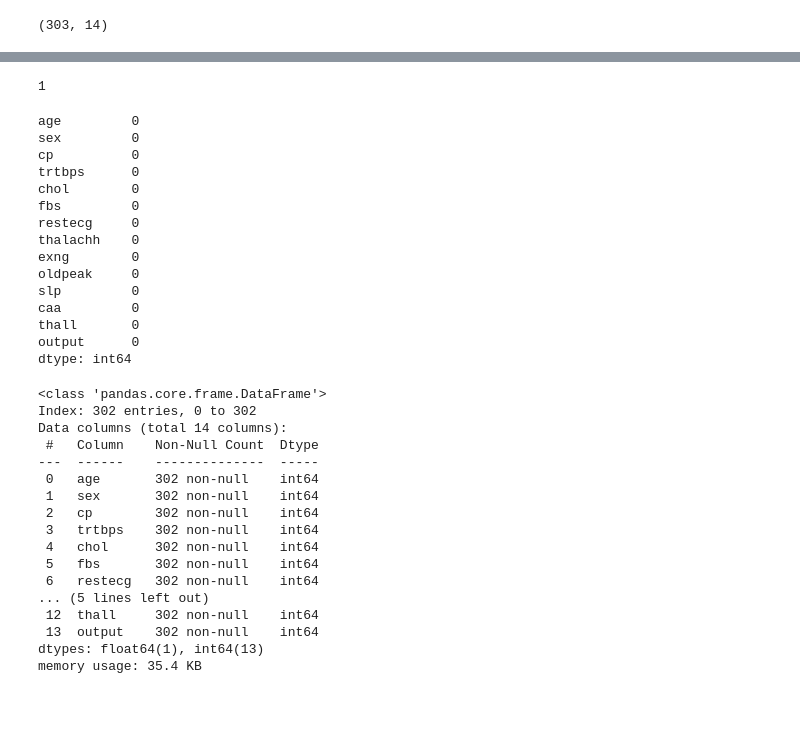
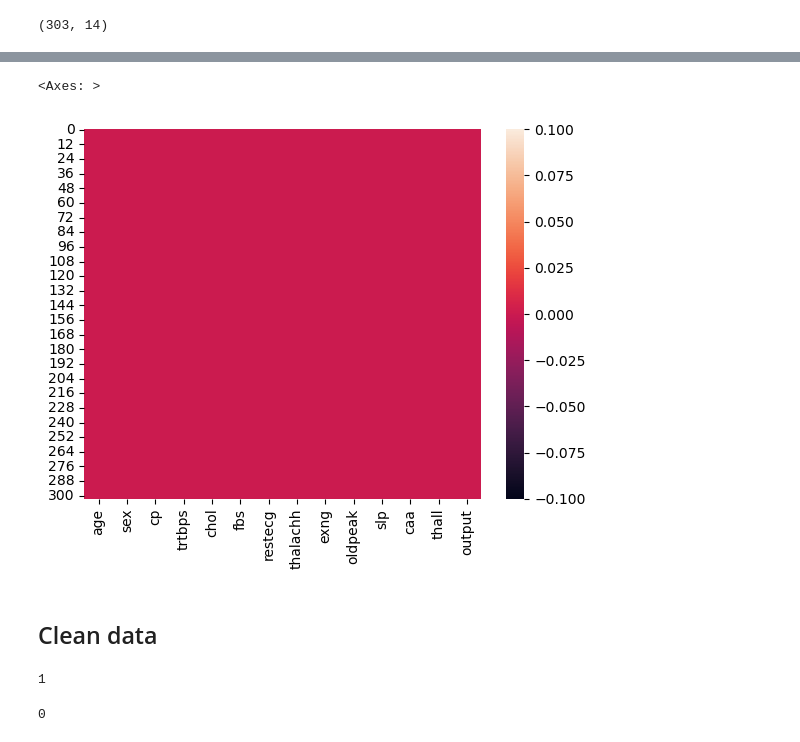
Before and after one commit to GenNyu/Program2DS, a Jupyter notebook: data.ipynb, the cells around one changed output, grey strips where cells are left out. Drawn from its saved outputs; the diff is of its cells as text; code cells hidden in the pictures; blank space fills up the shorter version.

```diff
--- a/data.ipynb
+++ b/data.ipynb
@@ -49,3 +105,10 @@ df.head()
+# %%
+sns.heatmap(df.isna())
+# %% [output]
+<Axes: >
+[figure, added]
+# %% [markdown]
+## Clean data
 # %%
 # check duplicates
 df.duplicated().sum()
@@ -55,41 +118,7 @@ df.duplicated().sum()
 # remove duplicates
 df.drop_duplicates(inplace=True)
 # %%
-# check missing values
-df.isnull().sum()
+# check duplicates
+df.duplicated().sum()
 # %% [output]
-age         0
-sex         0
-cp          0
-trtbps      0
-chol        0
-fbs         0
-restecg     0
-thalachh    0
-exng        0
-oldpeak     0
-slp         0
-caa         0
-thall       0
-output      0
-dtype: int64
+0
-# %%
-df.info()
-# %% [output]
-<class 'pandas.core.frame.DataFrame'>
-Index: 302 entries, 0 to 302
-Data columns (total 14 columns):
- #   Column    Non-Null Count  Dtype
----  ------    --------------  -----
- 0   age       302 non-null    int64
- 1   sex       302 non-null    int64
- 2   cp        302 non-null    int64
- 3   trtbps    302 non-null    int64
- 4   chol      302 non-null    int64
- 5   fbs       302 non-null    int64
- 6   restecg   302 non-null    int64
-... (5 lines left out)
- 12  thall     302 non-null    int64
- 13  output    302 non-null    int64
-dtypes: float64(1), int64(13)
-memory usage: 35.4 KB
```
Also changed, not shown: parts of 9 cells of this notebook, 2 other files.
